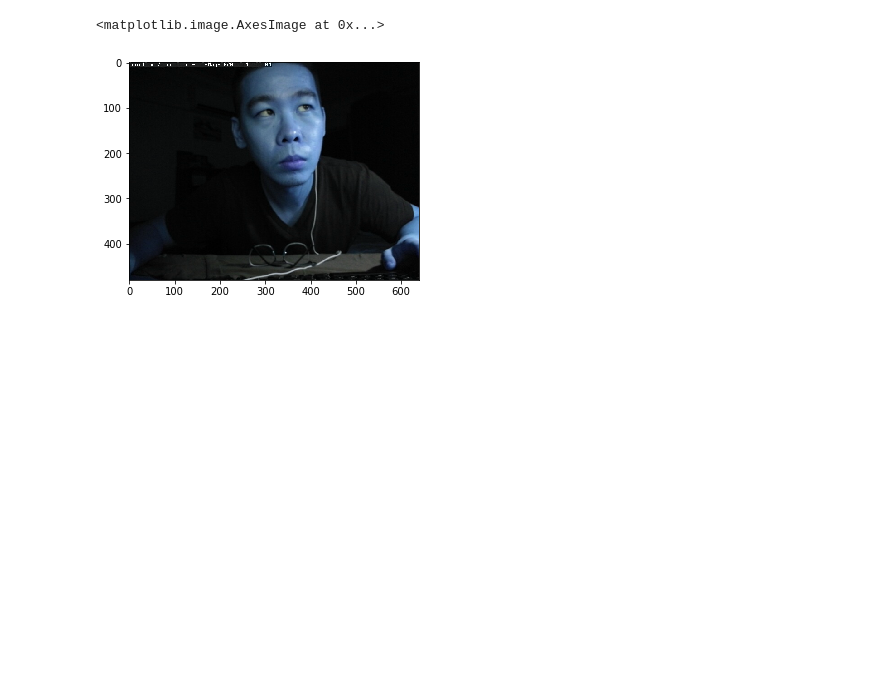
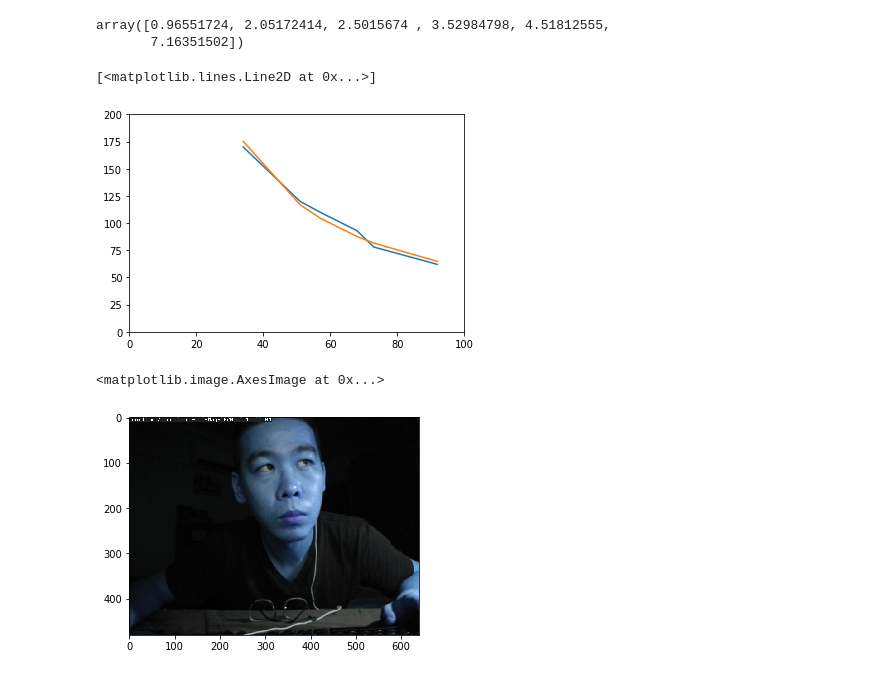
Before and after one commit to sfsy1/Faze, a Jupyter notebook: Untitled.ipynb, the cells around one changed output. Drawn from its saved outputs; the diff is of its cells as text; code cells hidden in the pictures; blank space fills up the shorter version.

```diff
--- a/Untitled.ipynb
+++ b/Untitled.ipynb
@@ -236,0 +285,23 @@ if __name__ == '__main__':
+# %%
+d/2.9*14/h
+# %% [output]
+array([0.96551724, 2.05172414, 2.5015674 , 3.52984798, 4.51812555,
+       7.16351502])
+# %%
+import matplotlib.pyplot as plt
+d = np.array([34,51,57,68,73,92])
+h = np.array([170,120,110,93,78,62])
+y = 5960/d
+# for i in range(-10,11):
+#     c = (6000 + i*10)
+#     y = c/d
+#     error = abs(np.sum(h**2 - y**2))**0.5
+#     print(c,error)
+
+plt.xlim(0,100)
+plt.ylim(0,200)
+plt.plot(d,h)
+plt.plot(d,y)
+# %% [output]
+[<matplotlib.lines.Line2D at 0x...>]
+[figure, added]
```
Also changed, not shown: parts of 11 cells of this notebook, 4 other files.
